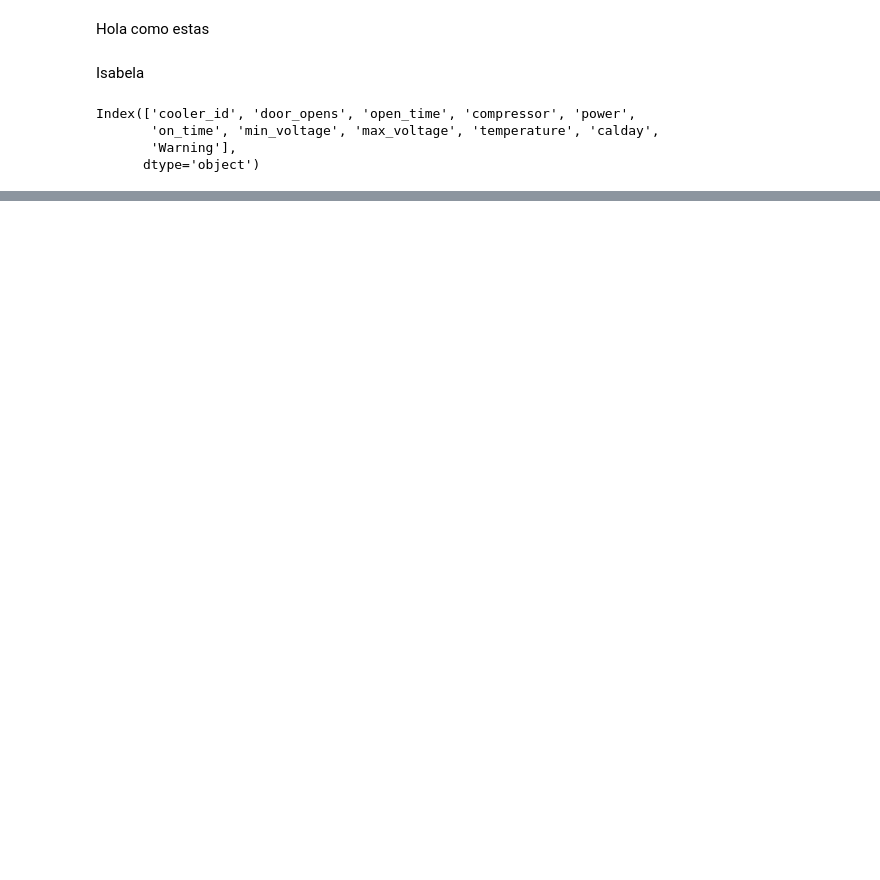
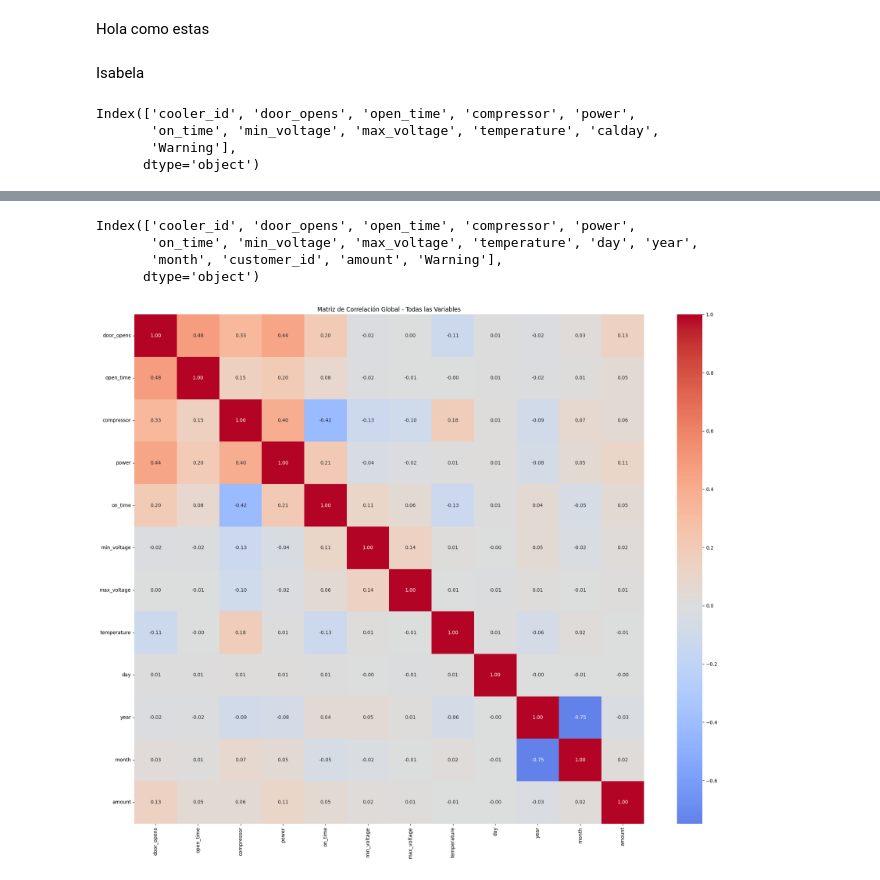
Before and after one commit to Isa2604/PowerUp, a Jupyter notebook: Dataset _ Coolers AC/Dataset _ Coolers AC/Data_coolers.ipynb, the cells around one changed output, grey strips where cells are left out. Cells and saved outputs as stored; diff of their text form; code cells hidden in the pictures; blank space fills up the shorter version.

Commit message:
data_merge

```diff
--- a/Dataset _ Coolers AC/Dataset _ Coolers AC/Data_coolers.ipynb
+++ b/Dataset _ Coolers AC/Dataset _ Coolers AC/Data_coolers.ipynb
@@ -29,0 +86,15 @@ df_merged = df_merged.dropna(subset=['min_voltage'])
+# %%
+# Asegúrate de que los tipos coincidan
+df_merged_calday['year'] = df_merged_calday['year'].astype(int)
+df_sales_month['year'] = df_sales_month['year'].astype(int)
+
+df_merged_calday['month'] = df_merged_calday['month'].astype(int)
+df_sales_month['month'] = df_sales_month['month'].astype(int)
+# %%
+df_merge_all = pd.merge(df_merged_calday, df_sales_month, on=['cooler_id', 'year', 'month'], how='left')
+# %%
+df_merge_all = df_merge_all.drop(columns=['calday','calmonth','calday_format'])
+# %%
+col = 'Warning'
+# Sacamos esa columna, la eliminamos y luego la agregamos al final
+df_merge_all[col] = df_merge_all.pop(col)
@@ -29,0 +108,7 @@ df_merged = df_merged.dropna(subset=['min_voltage'])
+# %%
+df_merge_all.columns
+# %% [output]
+Index(['cooler_id', 'door_opens', 'open_time', 'compressor', 'power',
+       'on_time', 'min_voltage', 'max_voltage', 'temperature', 'day', 'year',
+       'month', 'customer_id', 'amount', 'Warning'],
+      dtype='object')
@@ -29,0 +121,31 @@ df_merged = df_merged.dropna(subset=['min_voltage'])
+# %%
+# 1. Matriz de Correlación Global con todas las características
+def matriz_correlacion_completa():
+    """
+    Crea una matriz de correlación usando todas las variables numéricas del dataset
+    """
+    # Seleccionamos solo las columnas numéricas
+    numeric_cols = df_merge_all.select_dtypes(include=[np.number]).columns
+    correlation_matrix = df_merge_all[numeric_cols].corr()
+
+    # Creamos una figura más grande para acomodar todas las variables
+    plt.figure(figsize=(20, 16))
+    sns.heatmap(correlation_matrix,
+                annot=True,
+                cmap='coolwarm',
+                center=0,
+                fmt='.2f',
+                square=True,
+                xticklabels=True,
+                yticklabels=True)
+
+    plt.title('Matriz de Correlación Global - Todas las Variables')
+    plt.xticks(rotation=90)
+    plt.yticks(rotation=0)
+    plt.tight_layout()
+    plt.show()
+
+# Llamas la función
+matriz_correlacion_completa()
+# %% [output]
+[figure, added]
```
Also changed, not shown: parts of 8 cells of this notebook, 2 other files.
